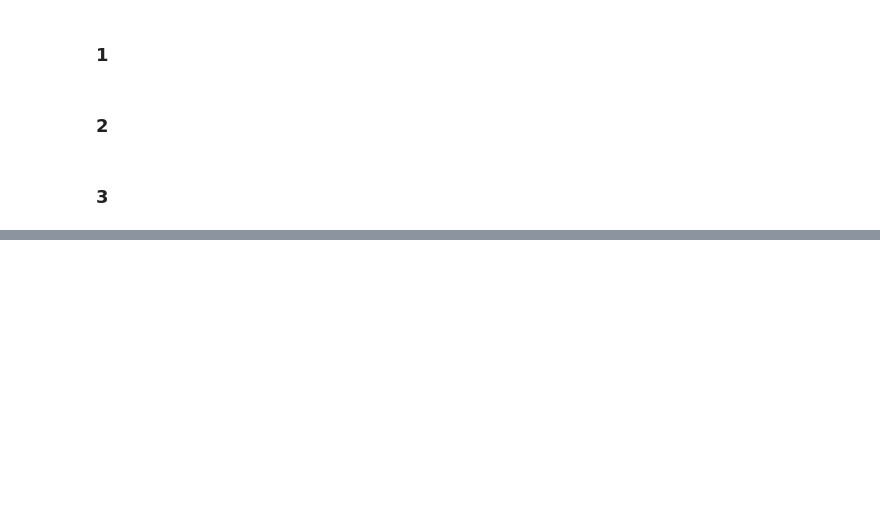
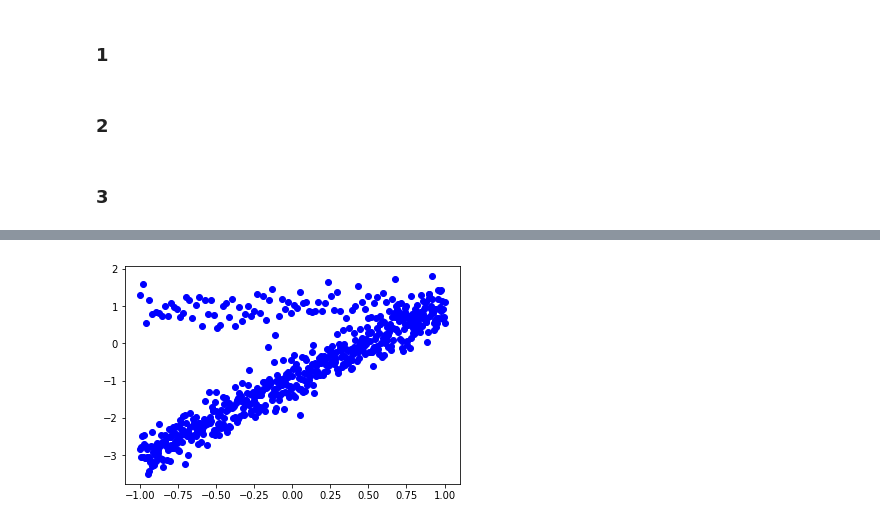
Before and after one commit to dimas1318/SBT_Python_2017_Fall, a Jupyter notebook: hw/7_numpy_scipy_matplotlib_sklearn_HW.ipynb, the cells around one changed output, grey strips where cells are left out. Drawn from its saved outputs; the diff is of its cells as text; code cells hidden in the pictures; blank space fills up the shorter version.

```diff
--- a/hw/7_numpy_scipy_matplotlib_sklearn_HW.ipynb
+++ b/hw/7_numpy_scipy_matplotlib_sklearn_HW.ipynb
@@ -145,0 +146,8 @@ plt.show()
+# %%
+x_all = np.hstack((x_1, x_2))
+y_all = np.hstack((y_1, y_2))
+# %%
+plt.plot(x_all, y_all, 'bo')
+plt.show()
+# %% [output]
+[figure, added]
```
Also changed, not shown: parts of 10 cells of this notebook, 1 other file.
